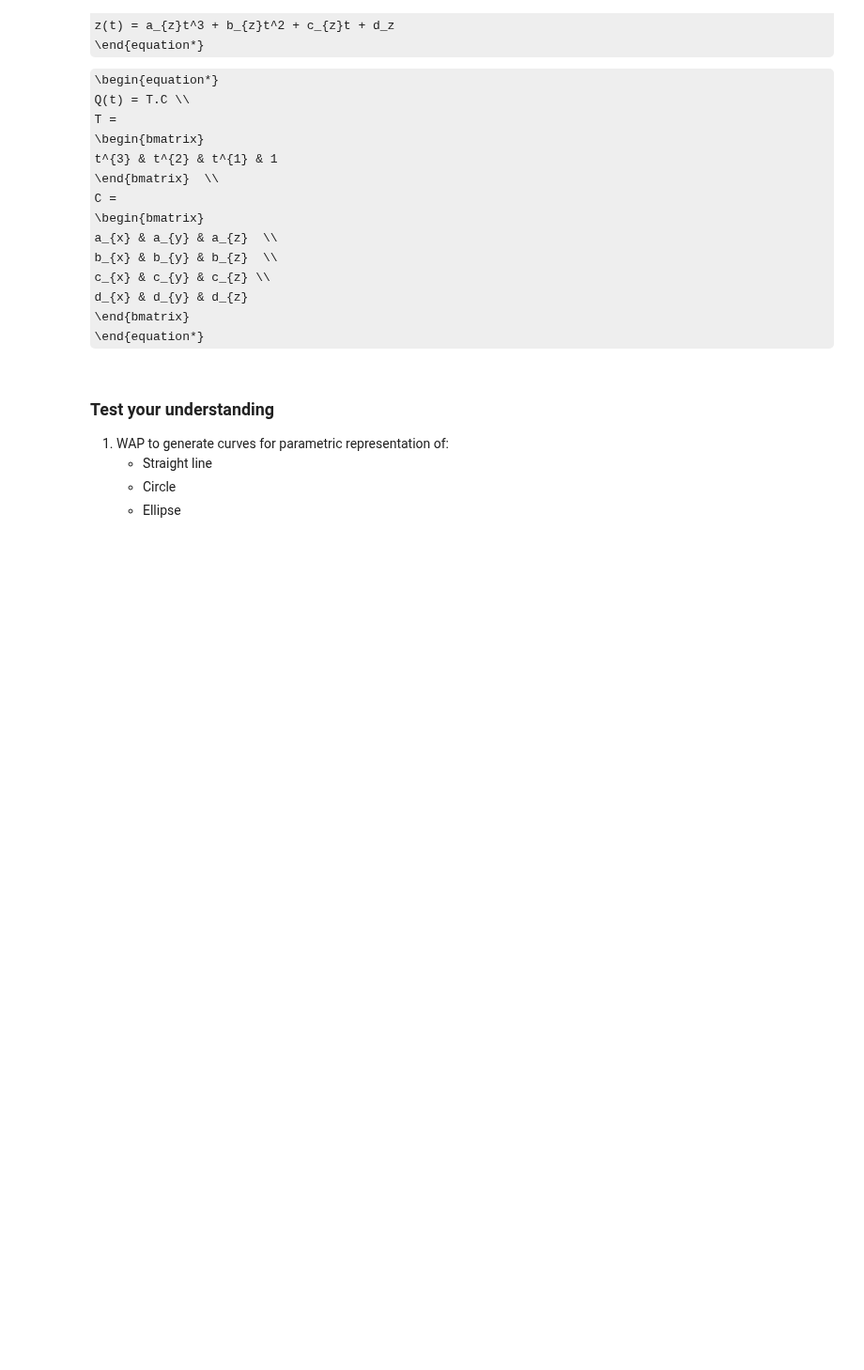
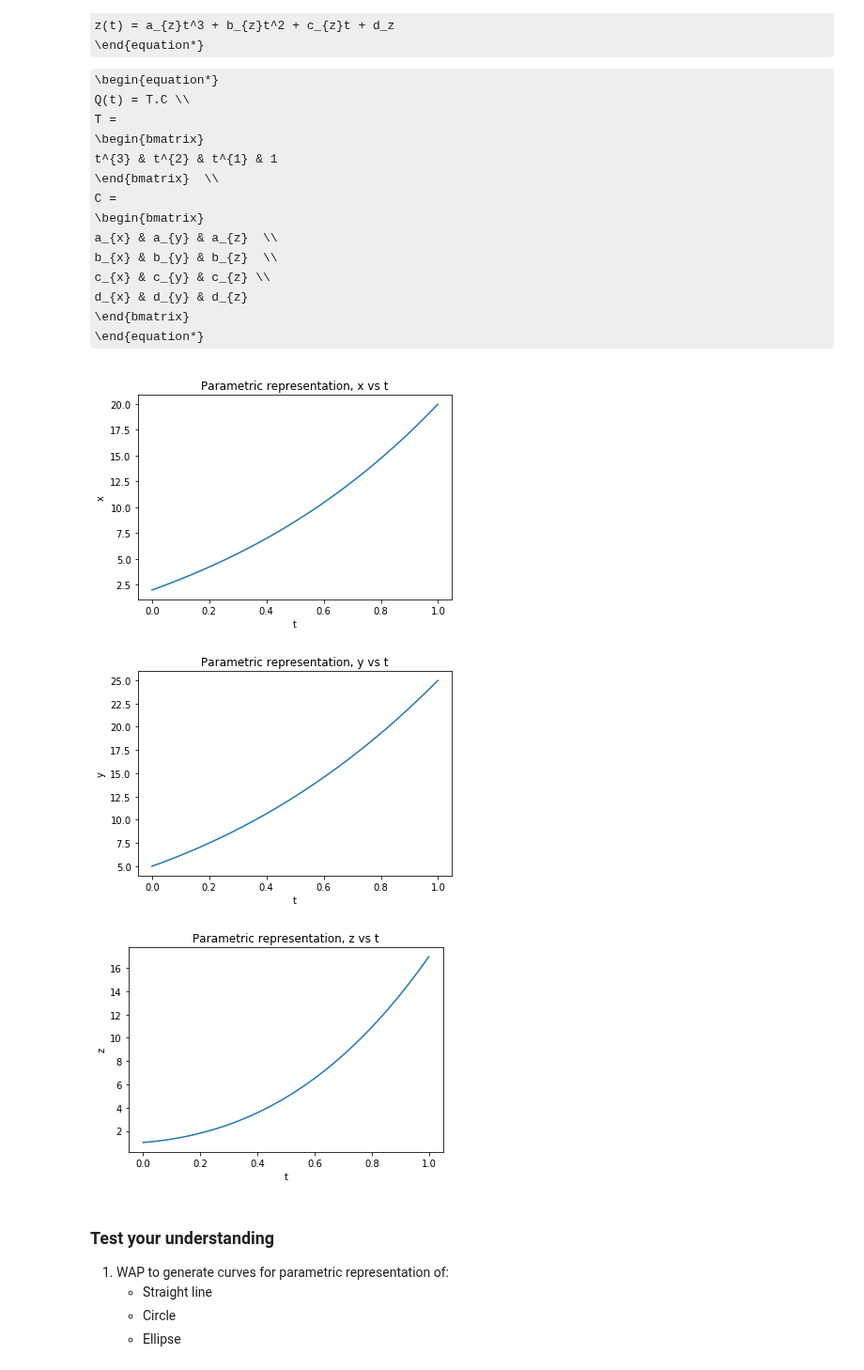
Before and after one commit to pranavkantgaur/training_materials, a Jupyter notebook: parametric_representations/param_rep_intro_lec_2.ipynb, the cells around one changed output. Shown at 94% size. Drawn from its saved outputs; the diff is of its cells as text; code cells hidden in the pictures; some formulas as TeX source; blank space fills up the shorter version.

```diff
--- a/parametric_representations/param_rep_intro_lec_2.ipynb
+++ b/parametric_representations/param_rep_intro_lec_2.ipynb
@@ -165,3 +204,57 @@ C =
+# %%
+class CubicPolynomialParametericRepresentation(object):
+  def __init__(self, coff_matrix):
+    self.c = coff_matrix
+
+  def generate_points_on_representation(self, t): # non-vectorized implementation
+
+    x = self.c[0, 0] * pow(t, 3) + self.c[1, 0] * pow(t, 2) + self.c[2,0] * pow() + self.c[3,0]
+    y = self.c[0, 1] * pow(t, 3) + self.c[1, 1] * pow(t, 2) + self.c[2,1] * pow() + self.c[3,1]
+    z = self.c[0, 2] * pow(t, 3) + self.c[1, 2] * pow(t, 2) + self.c[2,2] * pow() + self.c[3,2]
+    return x, y, z
+
+  def generate_points_on_representation_vectorized(self, t):
+
+    t = np.array([pow(t, 3), pow(t, 2), pow(t, 1), 1])
+    q = np.dot(t, self.c)
+    return q # 1 X 3 vector
+
+if __name__ == '__main__' :
+
+  coff_matrix = np.array([[3, 2, 5],[5, 7, 9],[10, 11, 2], [2, 5, 1]])
+  curve = CubicPolynomialParametericRepresentation(coff_matrix)
+  # generate list of (x, y)
+  n_points = 1000
+  x = [t for t in arange(0, 1, 1 / n_points)]
+  y = []
+  for i in x:
+    y.append(curve.generate_points_on_representation_vectorized(i))
+
+  xt = [y[i][0]  for i in range(n_points)]
+  yt = [y[i][1]  for i in range(n_points)]
+  zt = [y[i][2]  for i in range(n_points)]
+
+  plt.plot(x, xt)  # xt
+  plt.title('Parametric representation, x vs t')
+  plt.ylabel('x')
+  plt.xlabel('t')
+  plt.show()
+
+  plt.plot(x, yt)  # yt
+  plt.title('Parametric representation, y vs t')
+  plt.ylabel('y')
+  plt.xlabel('t')
+  plt.show()
+
+  plt.plot(x, zt)  # zt
+  plt.title('Parametric representation, z vs t')
+  plt.ylabel('z')
+  plt.xlabel('t')
+  plt.show()
+# %% [output]
+[figure, added]
+[figure, added]
+[figure, added]
 # %% [markdown]
 ### Test your understanding
 
```
Also changed, not shown: parts of 13 cells of this notebook.
